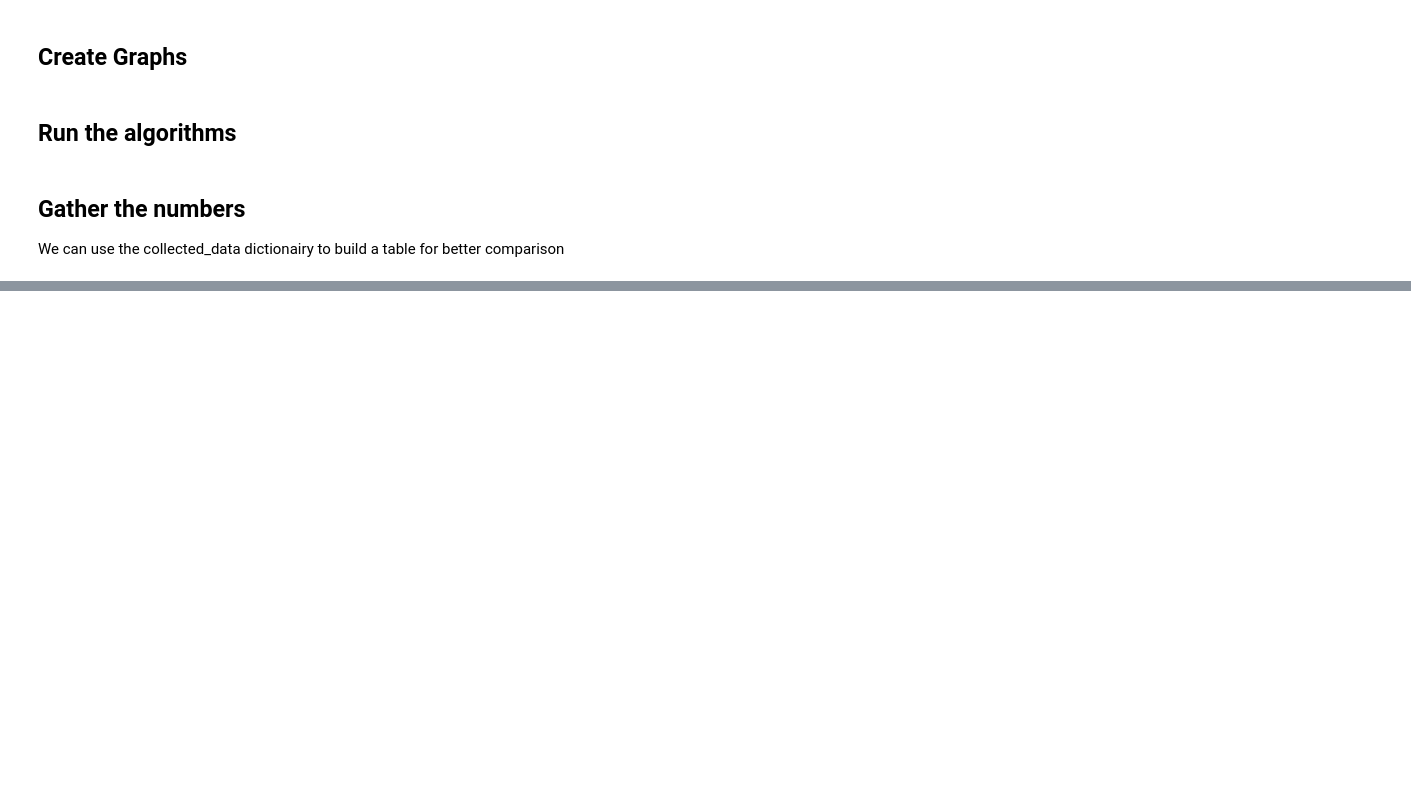
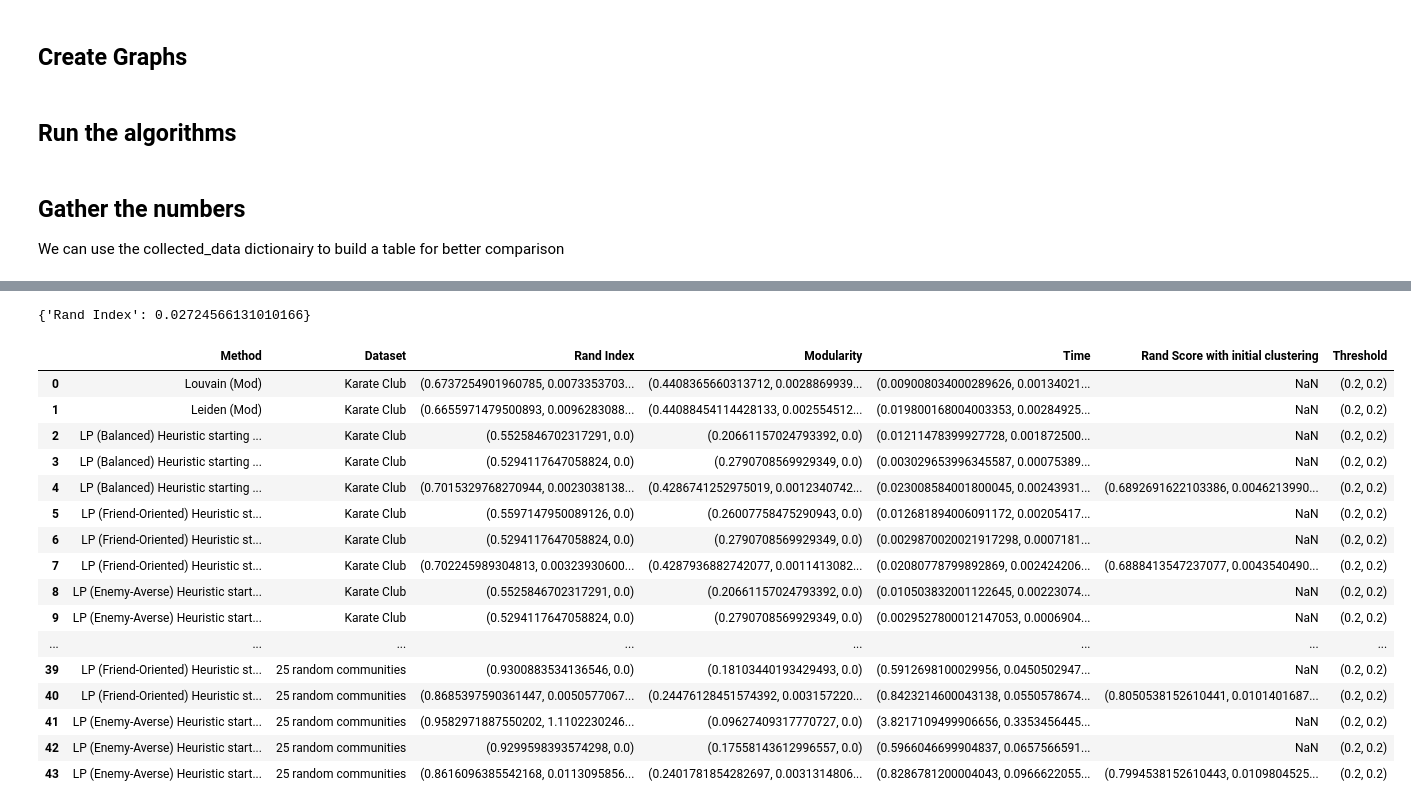
Before and after one commit to tr1gergo/local-popular, a Jupyter notebook: BenchmarkCommunityDetection.ipynb, the cells around one changed output, grey strips where cells are left out. Saved outputs shown, nothing was run; the diff lists cells and outputs as text; code cells hidden in the pictures; blank space fills up the shorter version.

```diff
--- a/BenchmarkCommunityDetection.ipynb
+++ b/BenchmarkCommunityDetection.ipynb
@@ -263,3 +274,34 @@ Time : ~ 0.7639756999997189
+# %%
+max_stds = {}
+
+for df in dfs:
+    for col in ['Rand Index']:
+        stds = df[col].apply(lambda x: x[1] if isinstance(x, (tuple, list)) else float('nan'))
+        max_stds[col] = max(max_stds.get(col, float('-inf')), stds.max())
+
+print(max_stds)
+# %% [output]
+{'Rand Index': 0.02724566131010166}
+# %%
+dfs[0]
+# %% [output]
+|  | Method | Dataset | Rand Index | Modularity | Time | Rand Score with initial clustering | Threshold |
+| 0 | Louvain (Mod) | Karate Club | (0.6737254901960785, 0.0073353703... | (0.4408365660313712, 0.0028869939... | (0.009008034000289626, 0.00134021... | NaN | (0.2, 0.2) |
+| 1 | Leiden (Mod) | Karate Club | (0.6655971479500893, 0.0096283088... | (0.44088454114428133, 0.002554512... | (0.019800168004003353, 0.00284925... | NaN | (0.2, 0.2) |
+| 2 | LP (Balanced) Heuristic starting ... | Karate Club | (0.5525846702317291, 0.0) | (0.20661157024793392, 0.0) | (0.01211478399927728, 0.001872500... | NaN | (0.2, 0.2) |
+| 3 | LP (Balanced) Heuristic starting ... | Karate Club | (0.5294117647058824, 0.0) | (0.2790708569929349, 0.0) | (0.003029653996345587, 0.00075389... | NaN | (0.2, 0.2) |
+| 4 | LP (Balanced) Heuristic starting ... | Karate Club | (0.7015329768270944, 0.0023038138... | (0.4286741252975019, 0.0012340742... | (0.023008584001800045, 0.00243931... | (0.6892691622103386, 0.0046213990... | (0.2, 0.2) |
+| 5 | LP (Friend-Oriented) Heuristic st... | Karate Club | (0.5597147950089126, 0.0) | (0.26007758475290943, 0.0) | (0.012681894006091172, 0.00205417... | NaN | (0.2, 0.2) |
+| 6 | LP (Friend-Oriented) Heuristic st... | Karate Club | (0.5294117647058824, 0.0) | (0.2790708569929349, 0.0) | (0.0029870020021917298, 0.0007181... | NaN | (0.2, 0.2) |
+| 7 | LP (Friend-Oriented) Heuristic st... | Karate Club | (0.702245989304813, 0.00323930600... | (0.4287936882742077, 0.0011413082... | (0.02080778799892869, 0.002424206... | (0.6888413547237077, 0.0043540490... | (0.2, 0.2) |
+| 8 | LP (Enemy-Averse) Heuristic start... | Karate Club | (0.5525846702317291, 0.0) | (0.20661157024793392, 0.0) | (0.010503832001122645, 0.00223074... | NaN | (0.2, 0.2) |
+| 9 | LP (Enemy-Averse) Heuristic start... | Karate Club | (0.5294117647058824, 0.0) | (0.2790708569929349, 0.0) | (0.0029527800012147053, 0.0006904... | NaN | (0.2, 0.2) |
+| ... | ... | ... | ... | ... | ... | ... | ... |
+| 39 | LP (Friend-Oriented) Heuristic st... | 25 random communities | (0.9300883534136546, 0.0) | (0.18103440193429493, 0.0) | (0.5912698100029956, 0.0450502947... | NaN | (0.2, 0.2) |
+| 40 | LP (Friend-Oriented) Heuristic st... | 25 random communities | (0.8685397590361447, 0.0050577067... | (0.24476128451574392, 0.003157220... | (0.8423214600043138, 0.0550578674... | (0.8050538152610441, 0.0101401687... | (0.2, 0.2) |
+| 41 | LP (Enemy-Averse) Heuristic start... | 25 random communities | (0.9582971887550202, 1.1102230246... | (0.09627409317770727, 0.0) | (3.8217109499906656, 0.3353456445... | NaN | (0.2, 0.2) |
+| 42 | LP (Enemy-Averse) Heuristic start... | 25 random communities | (0.9299598393574298, 0.0) | (0.17558143612996557, 0.0) | (0.5966046699904837, 0.0657566591... | NaN | (0.2, 0.2) |
+| 43 | LP (Enemy-Averse) Heuristic start... | 25 random communities | (0.8616096385542168, 0.0113095856... | (0.2401781854282697, 0.0031314806... | (0.8286781200004043, 0.0966622055... | (0.7994538152610443, 0.0109804525... | (0.2, 0.2) |
 # %%
 import matplotlib.pyplot as plt
 import pandas as pd
```
Also changed, not shown: parts of 4 cells of this notebook, 1 other file.
